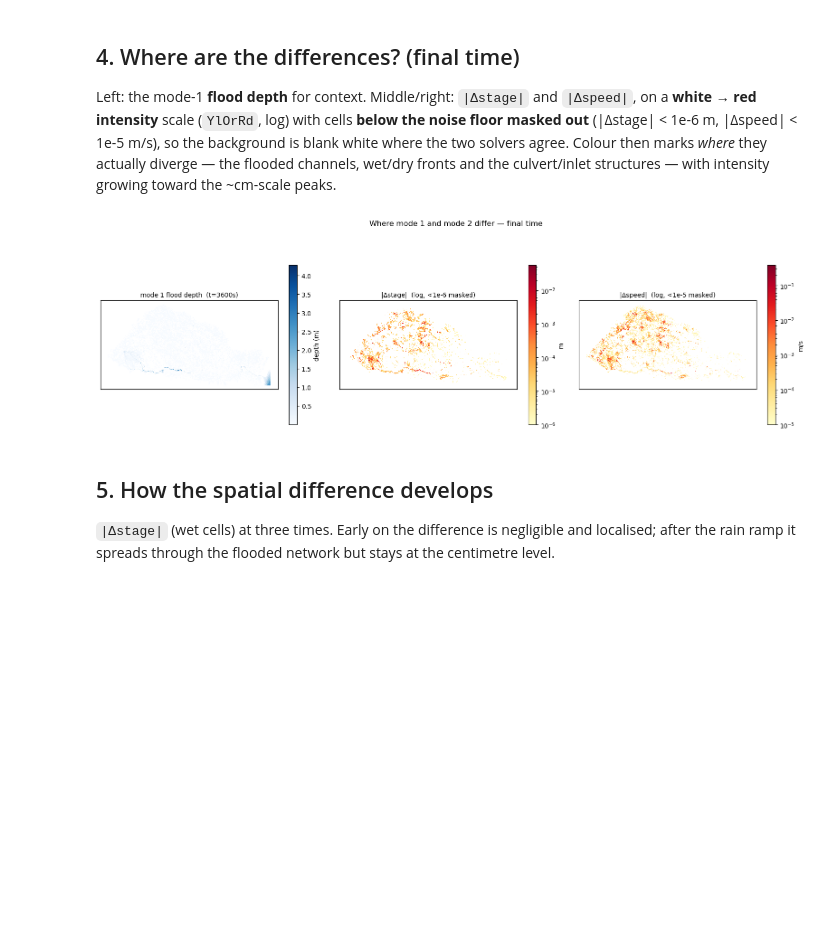
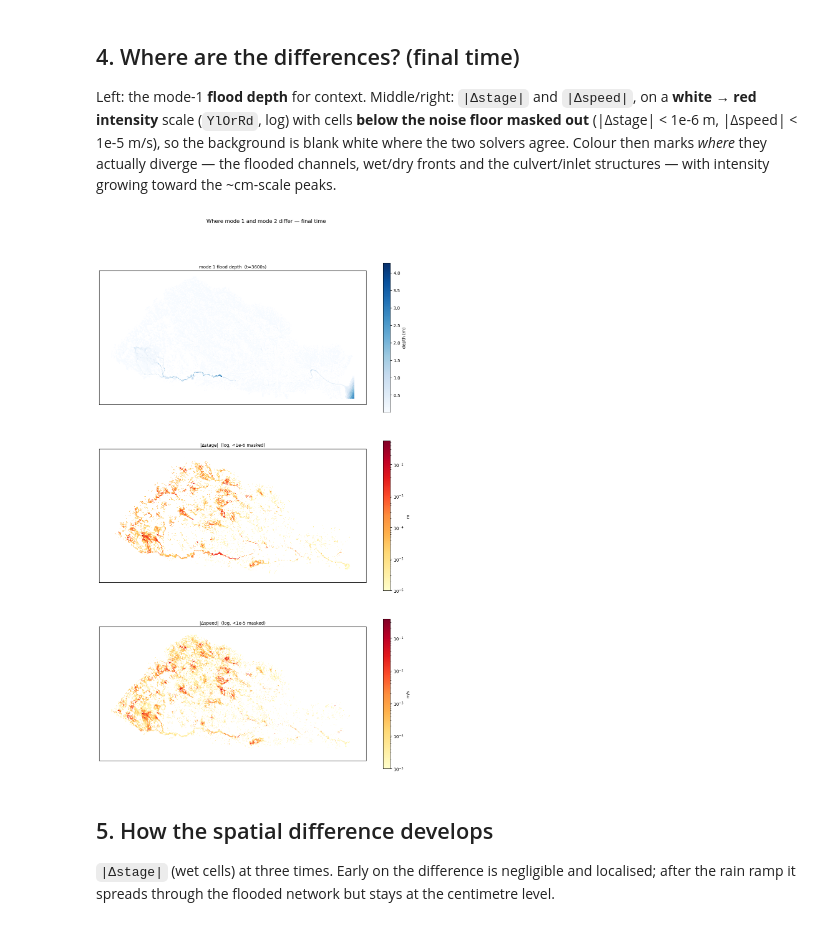
Before and after one commit to stoiver/anuga_core, a Jupyter notebook: validation_tests/case_studies/towradgi/compare_mode1_mode2.ipynb, the cells around one changed output. Saved outputs shown, nothing was run; the diff lists cells and outputs as text; code cells hidden in the pictures; blank space fills up the shorter version.

```diff
--- a/validation_tests/case_studies/towradgi/compare_mode1_mode2.ipynb
+++ b/validation_tests/case_studies/towradgi/compare_mode1_mode2.ipynb
@@ -129,35 +129,35 @@ def diff_map(ax, values, title, cmap, label, norm=None, mask=None):
     v = np.array(values, dtype=float)
     if mask is not None:
         v = np.where(mask, v, np.nan)
     ax.set_facecolor('white')
     kw = dict(norm=norm) if norm is not None else {}
     tpc = ax.tripcolor(m1.triang, facecolors=v, cmap=cmap, shading='flat', **kw)
     ax.set_aspect('equal'); ax.set_xticks([]); ax.set_yticks([])
     ax.set_title(title, fontsize=10)
     plt.colorbar(tpc, ax=ax, shrink=0.8, label=label)
 
 def diff_only(plotter1, plotter2, key, t_idx, floor):
     """|q1 - q2| at t_idx, shown only where wet AND above the noise floor (else NaN)."""
     d = np.abs(getattr(plotter1, key)[t_idx] - getattr(plotter2, key)[t_idx])
     keep = wet_mask(plotter1, t_idx) & (d >= floor)
     return np.where(keep, d, np.nan), d[keep].max() if keep.any() else floor
 
 i = -1
 STAGE_FLOOR, SPEED_FLOOR = 1e-6, 1e-5
 dstage, smax = diff_only(m1, m2, 'stage', i, STAGE_FLOOR)
 dspeed, vmax = diff_only(m1, m2, 'speed', i, SPEED_FLOOR)
 
-fig, ax = plt.subplots(1, 3, figsize=(16, 5)); fig.set_facecolor('white')
+fig, ax = plt.subplots(3, 1, figsize=(11, 18)); fig.set_facecolor('white')
 diff_map(ax[0], np.where(wet_mask(m1, i), m1.depth[i], np.nan),
          f'mode 1 flood depth  (t={m1.time[i]:.0f}s)', _white_cmap('Blues'), 'depth (m)')
 diff_map(ax[1], dstage, '|Δstage|  (log, <1e-6 masked)', _white_cmap('YlOrRd'), 'm',
          norm=LogNorm(vmin=STAGE_FLOOR, vmax=smax, clip=True))
 diff_map(ax[2], dspeed, '|Δspeed|  (log, <1e-5 masked)', _white_cmap('YlOrRd'), 'm/s',
          norm=LogNorm(vmin=SPEED_FLOOR, vmax=vmax, clip=True))
 fig.suptitle('Where mode 1 and mode 2 differ — final time', y=1.02)
 fig.tight_layout()
 # %% [output]
-[figure, old version]
+[figure, new version]
 # %% [markdown]
 ## 5. How the spatial difference develops
 
```
Also changed, not shown: parts of 1 cell of this notebook.
